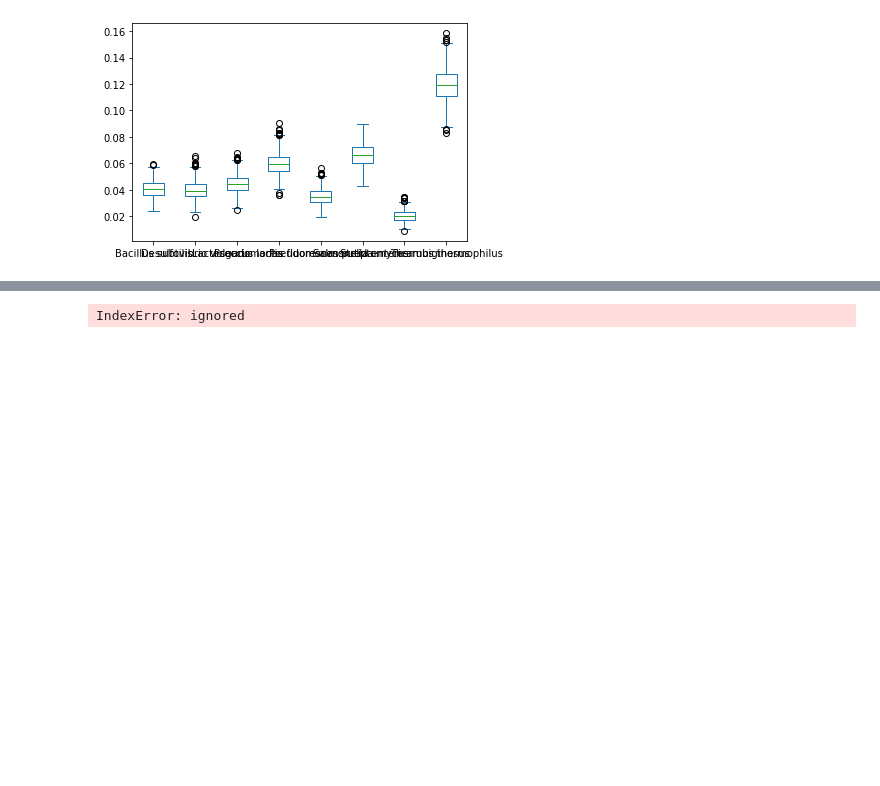
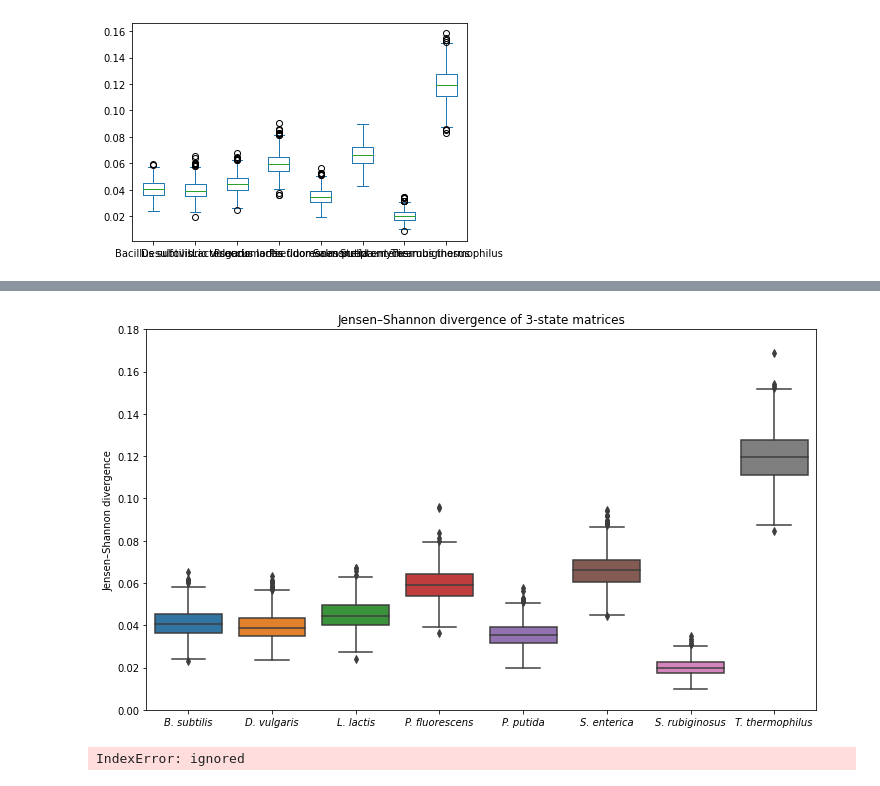
Before and after one commit to alibekk93/project-protein_folding_distances, a Jupyter notebook: SS_and_expression_systems_noFilter.ipynb, the cells around one changed output, grey strips where cells are left out. Cells and saved outputs as stored; diff of their text form; code cells hidden in the pictures; blank space fills up the shorter version.

```diff
--- a/SS_and_expression_systems_noFilter.ipynb
+++ b/SS_and_expression_systems_noFilter.ipynb
@@ -742,3 +770,17 @@ sns.boxplot(data=data, x='Species', y='Jensen-Shannon divergence')
+# %%
+fig, ax = plt.subplots(figsize = (12, 7))
+fig = sns.boxplot(data=resampled_JSD, x=resampled_JSD.index, y='JSD3')
+fig.set_xlabel('')
+fig.set_ylabel('Jensen–Shannon divergence')
+fig.set_title('Jensen–Shannon divergence of 3-state matrices')
+fig.set_xticklabels(species_names_veryshort, style = 'italic')
+
+plt.ylim([0,0.18])
+
+ax.get_figure().savefig('08_JSD3_boxplot_ALL.svg')
+# files.download('08_JSD3_boxplot_ALL.svg')
+# %% [output]
+[figure, added]
 # %%
 def resample_seqs_to_CMs(species, df=protein_SS_df, seq_len=1000):
 
```
Also changed, not shown: parts of 10 cells of this notebook.
